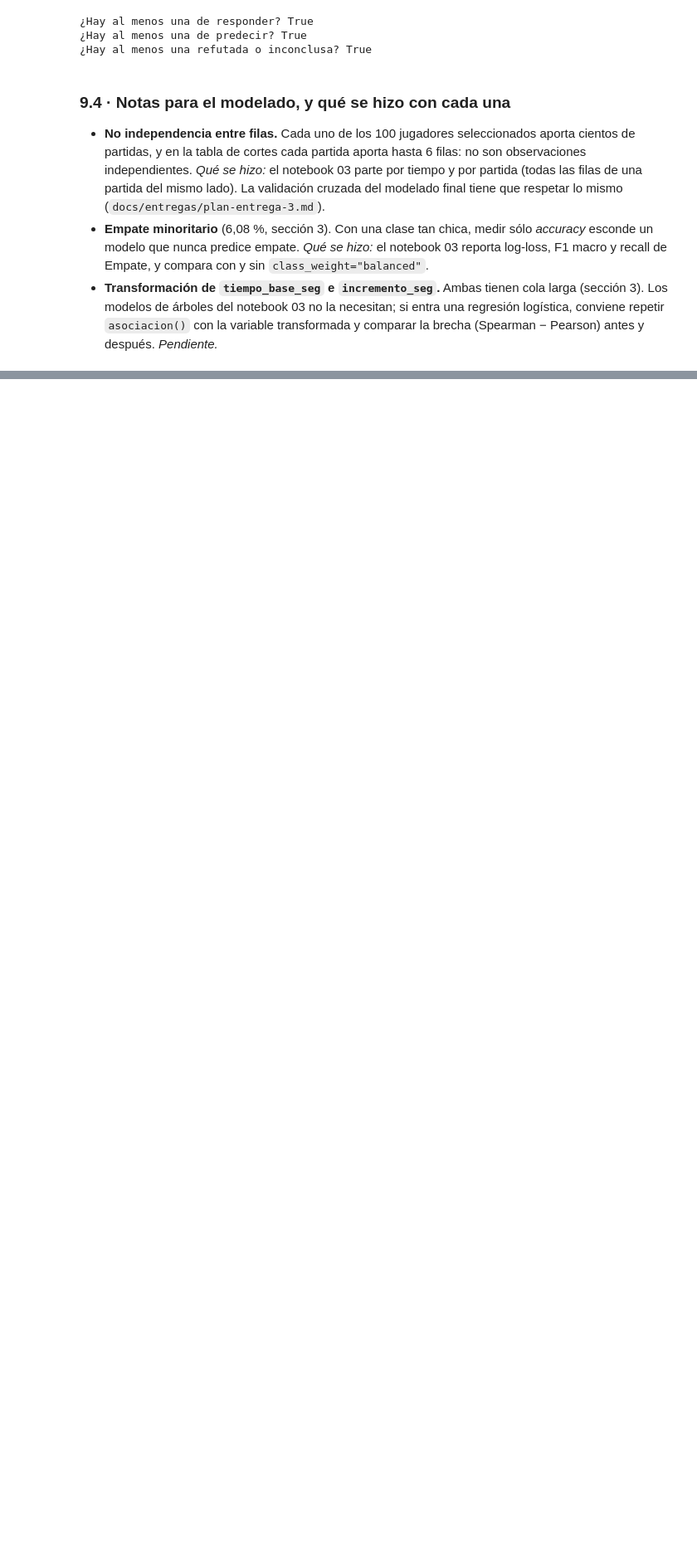
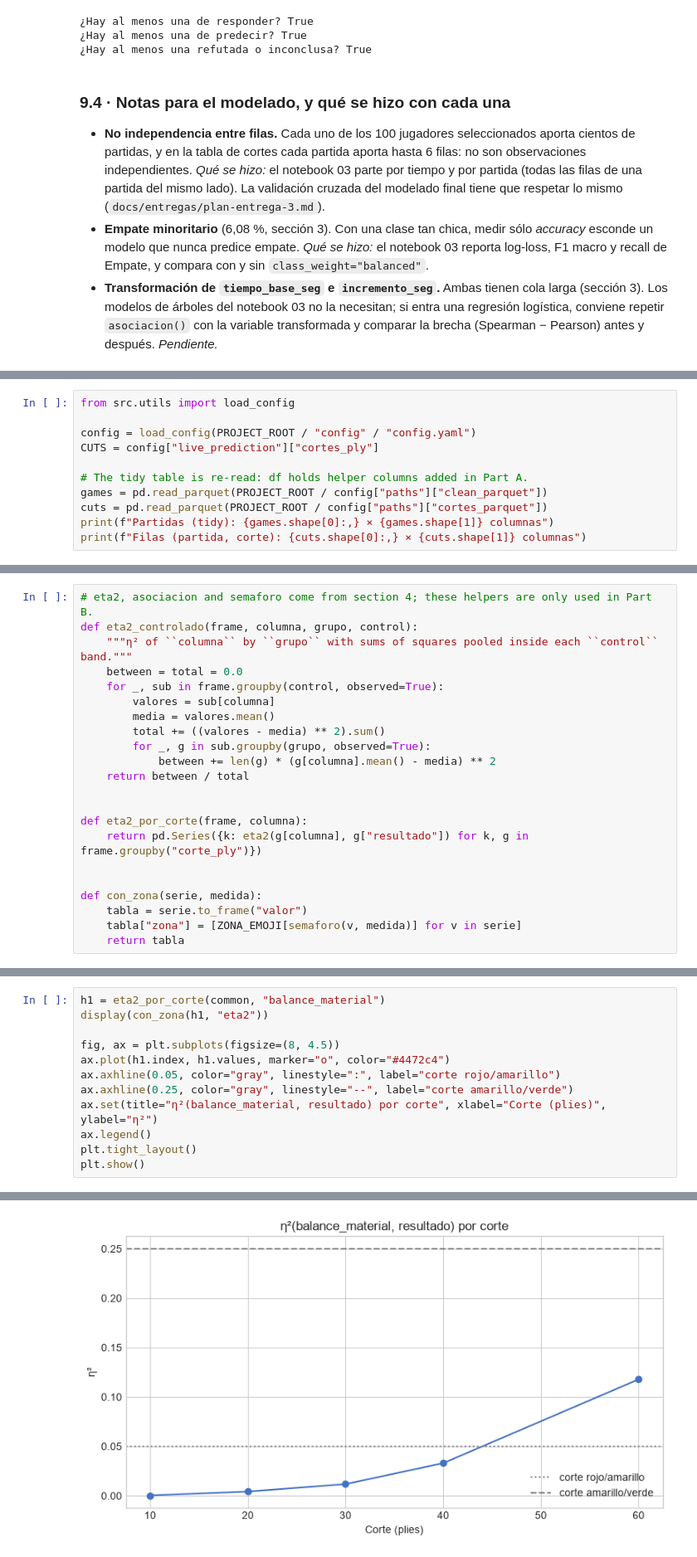
Before and after one commit to BautistaAlosMartorell/chess-outcome-prediction, a Jupyter notebook: notebooks/02_eda_hipotesis.ipynb, the cells around one changed output, grey strips where cells are left out. Shown at 83% size. Saved outputs shown, nothing was run; the diff lists cells and outputs as text; blank space fills up the shorter version.

```diff
--- a/notebooks/02_eda_hipotesis.ipynb
+++ b/notebooks/02_eda_hipotesis.ipynb
@@ -1348,0 +1366,11 @@ assert hay_responder and hay_predecir and hay_refutada_o_inconclusa, "No se cump
+# %%
+from src.utils import load_config
+
+config = load_config(PROJECT_ROOT / "config" / "config.yaml")
+CUTS = config["live_prediction"]["cortes_ply"]
+
+# The tidy table is re-read: df holds helper columns added in Part A.
+games = pd.read_parquet(PROJECT_ROOT / config["paths"]["clean_parquet"])
+cuts = pd.read_parquet(PROJECT_ROOT / config["paths"]["cortes_parquet"])
+print(f"Partidas (tidy): {games.shape[0]:,} × {games.shape[1]} columnas")
+print(f"Filas (partida, corte): {cuts.shape[0]:,} × {cuts.shape[1]} columnas")
@@ -1348,0 +1538,22 @@ assert hay_responder and hay_predecir and hay_refutada_o_inconclusa, "No se cump
+# %%
+# eta2, asociacion and semaforo come from section 4; these helpers are only used in Part B.
+def eta2_controlado(frame, columna, grupo, control):
+    """η² of ``columna`` by ``grupo`` with sums of squares pooled inside each ``control`` band."""
+    between = total = 0.0
+    for _, sub in frame.groupby(control, observed=True):
+        valores = sub[columna]
+        media = valores.mean()
+        total += ((valores - media) ** 2).sum()
+        for _, g in sub.groupby(grupo, observed=True):
+            between += len(g) * (g[columna].mean() - media) ** 2
+    return between / total
+
+
+def eta2_por_corte(frame, columna):
+    return pd.Series({k: eta2(g[columna], g["resultado"]) for k, g in frame.groupby("corte_ply")})
+
+
+def con_zona(serie, medida):
+    tabla = serie.to_frame("valor")
+    tabla["zona"] = [ZONA_EMOJI[semaforo(v, medida)] for v in serie]
+    return tabla
@@ -1348,0 +1568,13 @@ assert hay_responder and hay_predecir and hay_refutada_o_inconclusa, "No se cump
+# %%
+h1 = eta2_por_corte(common, "balance_material")
+display(con_zona(h1, "eta2"))
+
+fig, ax = plt.subplots(figsize=(8, 4.5))
+ax.plot(h1.index, h1.values, marker="o", color="#4472c4")
+ax.axhline(0.05, color="gray", linestyle=":", label="corte rojo/amarillo")
+ax.axhline(0.25, color="gray", linestyle="--", label="corte amarillo/verde")
+ax.set(title="η²(balance_material, resultado) por corte", xlabel="Corte (plies)", ylabel="η²")
+ax.legend()
+plt.tight_layout()
+plt.show()
+# %% [output]
@@ -1348,0 +1587 @@ assert hay_responder and hay_predecir and hay_refutada_o_inconclusa, "No se cump
+[figure, added]
```
Also changed, not shown: parts of 46 cells of this notebook, 3 other files.
